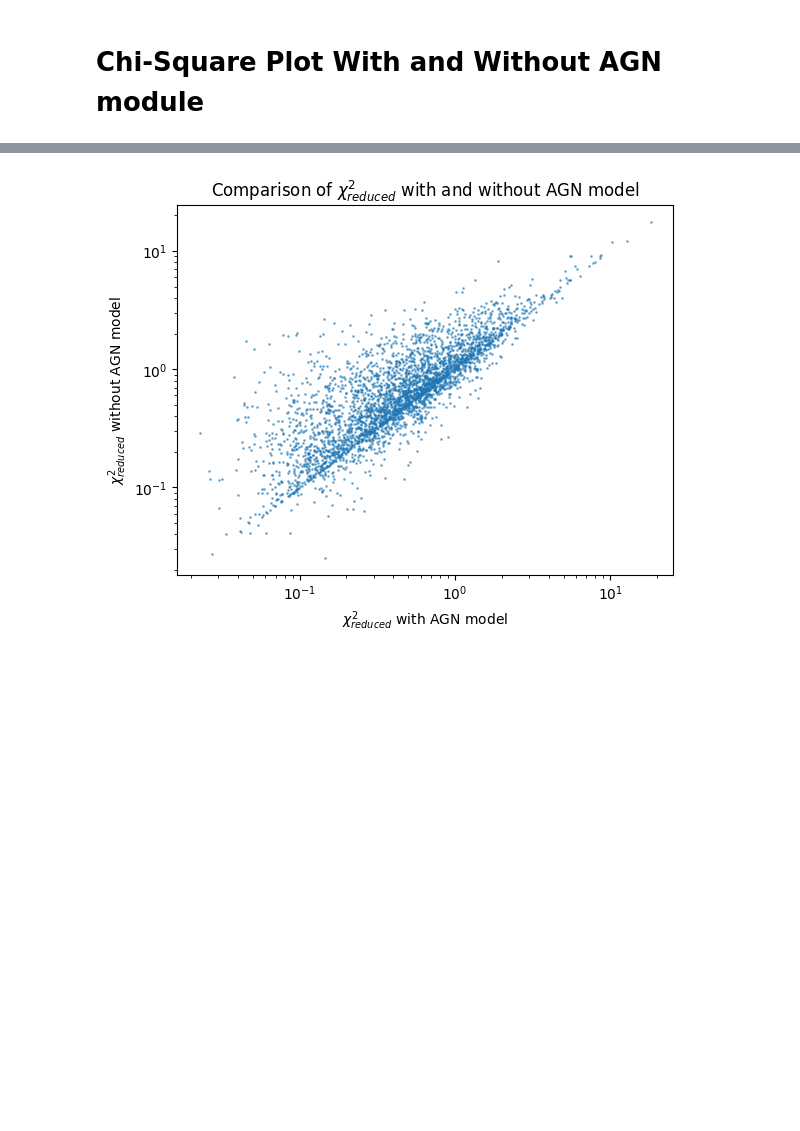
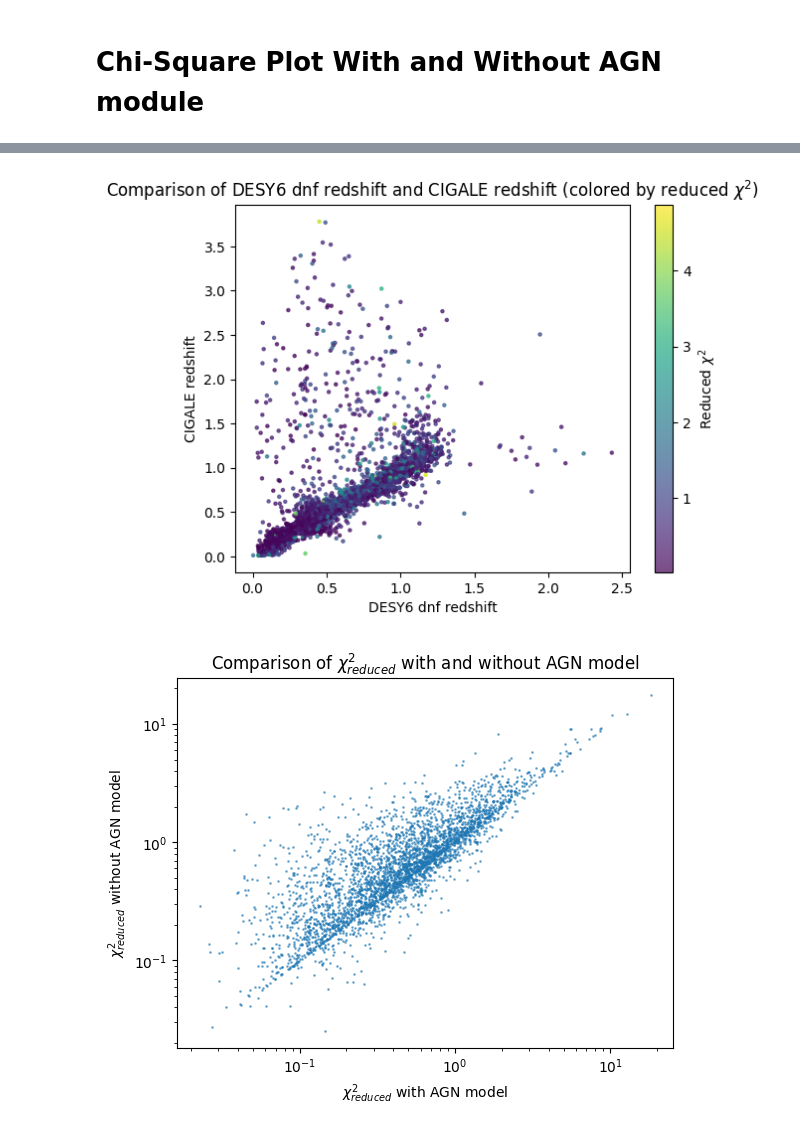
Before and after one commit to theWebTardigrade/fundamental-properties-of-EMU-radio-sources, a Jupyter notebook: code/8_CIGALE_results_EMU.ipynb, the cells around one changed output, grey strips where cells are left out. Drawn from its saved outputs; the diff is of its cells as text; code cells hidden in the pictures; blank space fills up the shorter version.

```diff
--- a/code/8_CIGALE_results_EMU.ipynb
+++ b/code/8_CIGALE_results_EMU.ipynb
@@ -113,3 +118,21 @@ AGN Fraction: 0.1766 ± 0.0030
+# %%
+mask = catalog_pd['best.reduced_chi_square'] < 5
+
+plt.scatter(
+    catalog_pd.loc[mask, 'DESY6_dnf_z'],
+    catalog_pd.loc[mask, 'bayes.universe.redshift'],
+    c=catalog_pd.loc[mask, 'best.reduced_chi_square'],
+    cmap='viridis',
+    s=5,
+    alpha=0.7
+)
+cbar = plt.colorbar(label=r'Reduced $\chi^2$')
+plt.xlabel(r'DESY6 dnf redshift')
+plt.ylabel(r'CIGALE redshift')
+plt.title(r'Comparison of DESY6 dnf redshift and CIGALE redshift (colored by reduced $\chi^2$)')
+plt.show()
+# %% [output]
+[figure, added]
 # %%
 plt.scatter(catalog_pd['best.reduced_chi_square'], without_agn_pd['best.reduced_chi_square'], s=1, alpha=0.5)
 plt.xscale('log')
```
Also changed, not shown: parts of 3 cells of this notebook, 2 other files.
